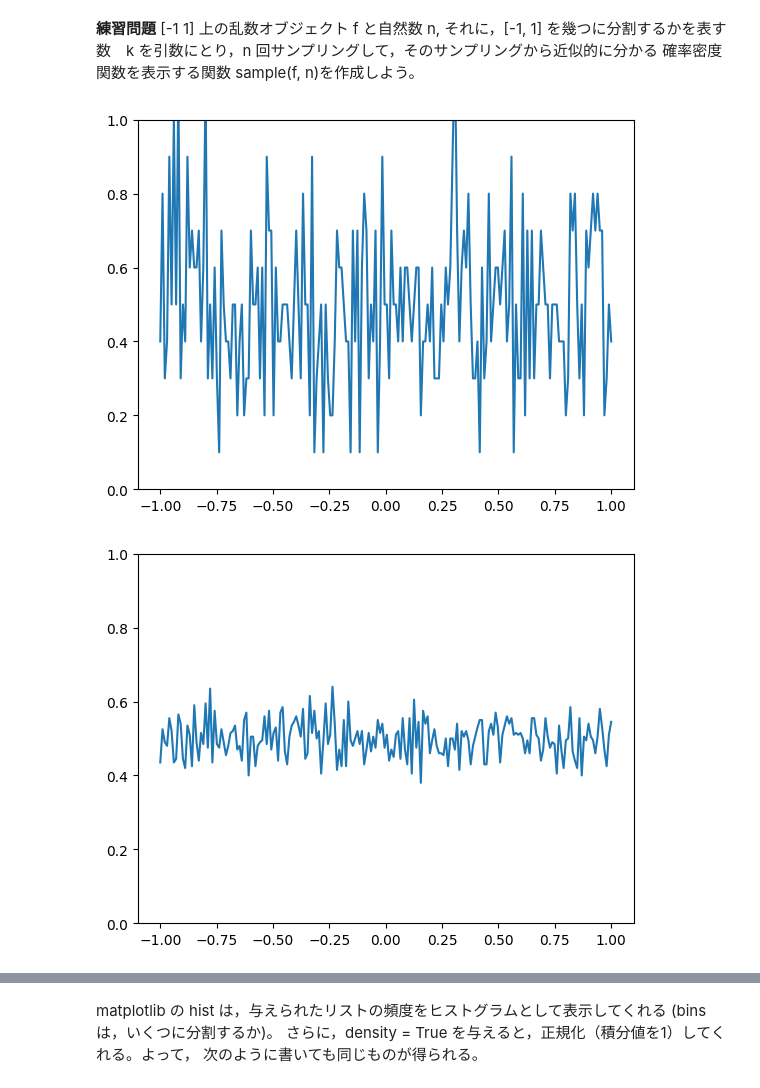
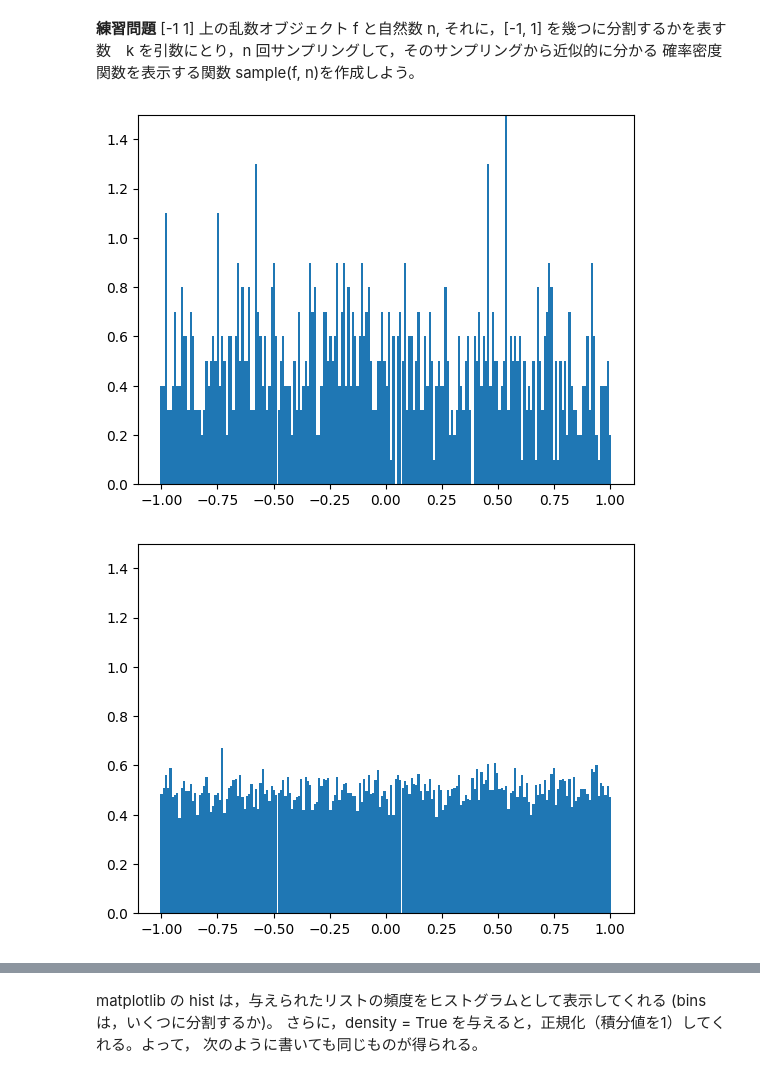
Before and after one commit to HidekiTsuiki/python, a Jupyter notebook: 11Bayesian.ipynb, the cells around one changed output, grey strips where cells are left out. Cells and saved outputs as stored; diff of their text form; code cells hidden in the pictures.

```diff
--- a/11Bayesian.ipynb
+++ b/11Bayesian.ipynb
@@ -83,23 +83,24 @@ for i in range(10):
 # %%
 
 def sample(f, n, k=200):
     "f : 乱数オブジェクト，n : 回数, k : 分割する個数"
     x = np.linspace(-1, 1, k)
     y = np.zeros((k,))
     for i in range(n):
         xx = f.next()
         if(-1 < xx < 1):  # 範囲外の乱数は無視する
             y[(int)((xx + 1)*(k//2))] += 1
     y = y*k/n/2  # 2 は，全体の幅 正規化を行なっている。
     fig, ax = plt.subplots()
-    ax.set_ylim(0,1)
-    ax.plot(x,y)
+    ax.set_ylim(0,1.5)
+    ax.bar(x, y, width=2/k)
+#    ax.plot(x,y)
     plt.show()
 
 m = Uniform()
 sample(m, 1000, 200)
 sample(m,20000, 200)
 sample(m, 1000, 20)
 # %% [output]
-[figure, old version]
+[figure, new version]
-[figure, old version]
+[figure, new version]
```
Also changed, not shown: parts of 10 cells of this notebook, 1 other file.
